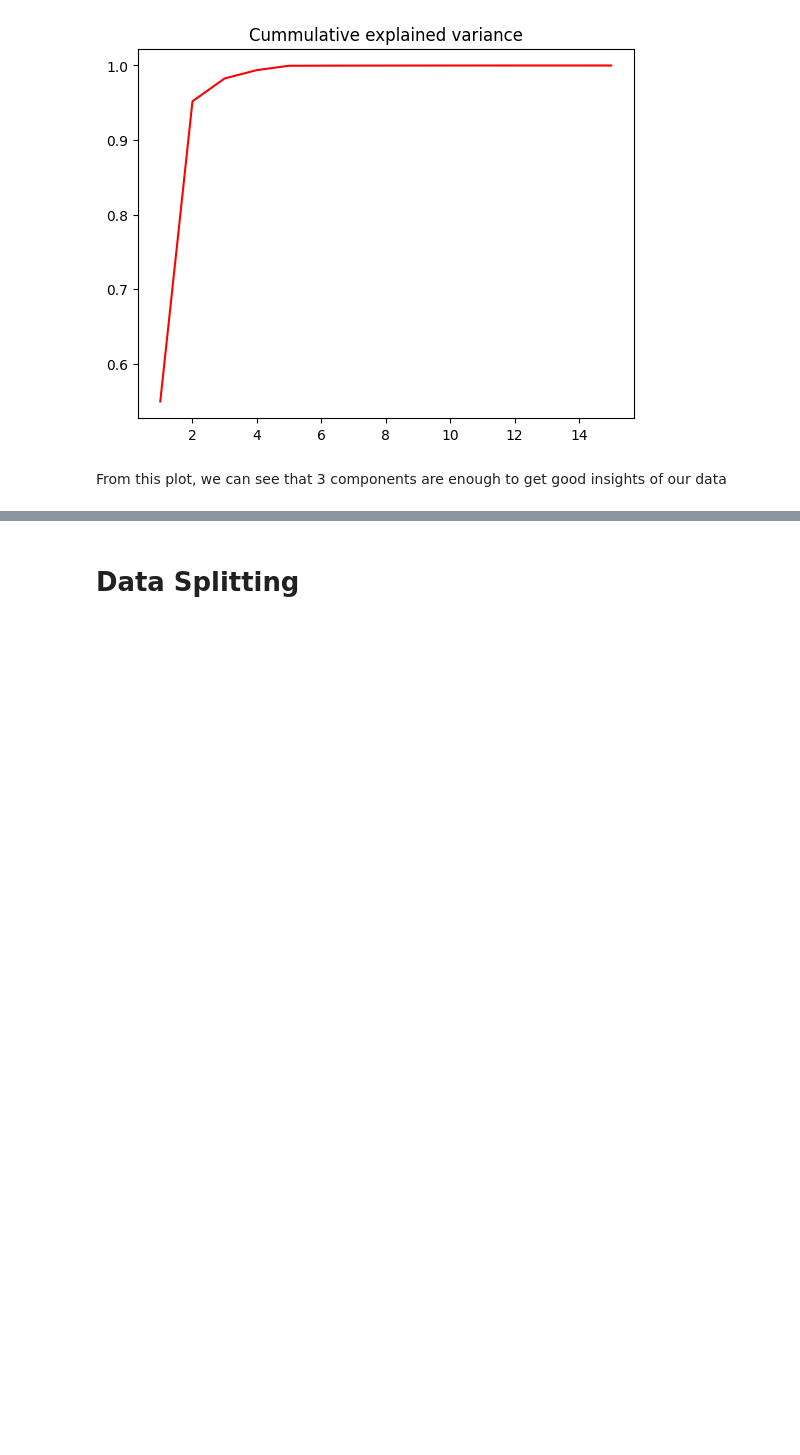
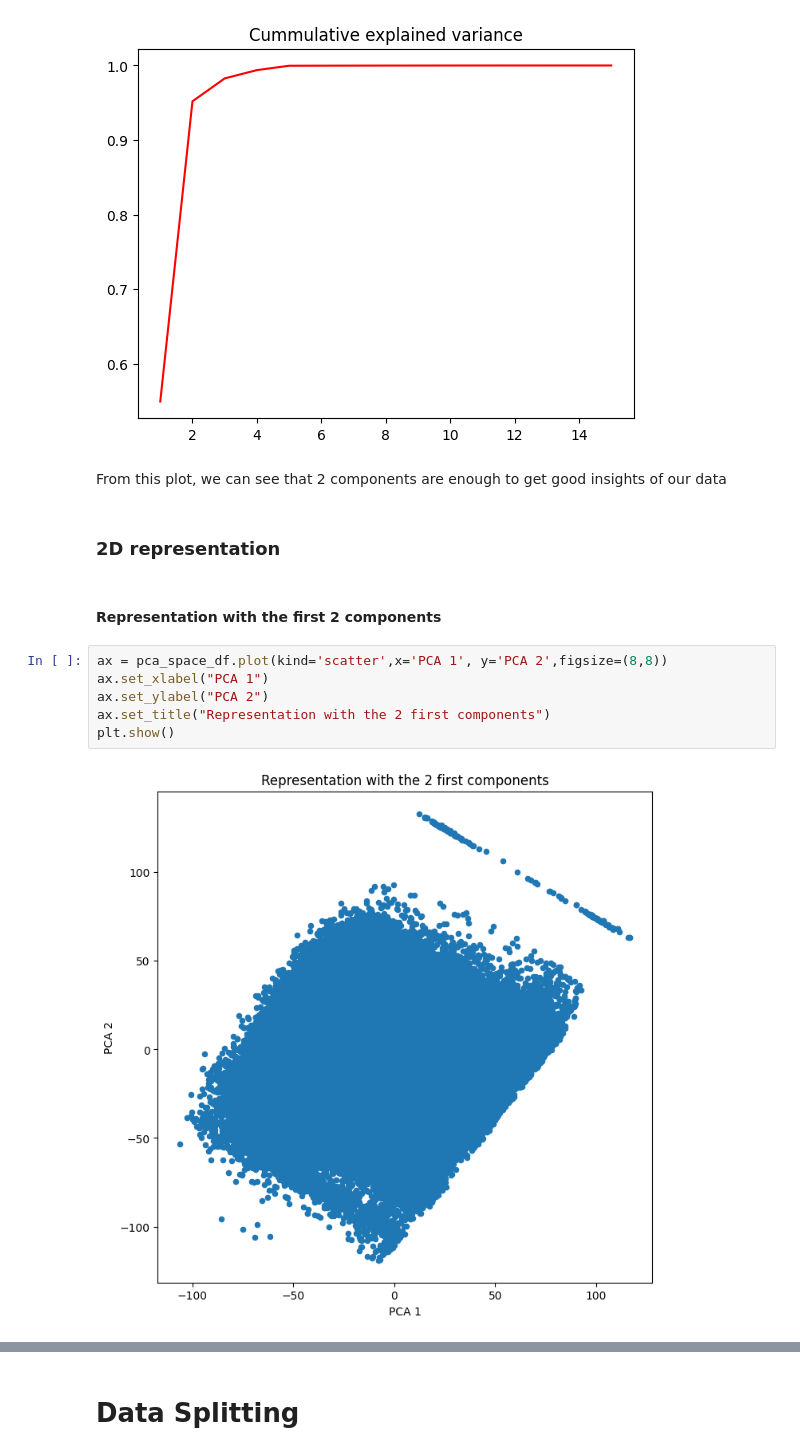
Before and after one commit to Manuela-AYO/DAProject2022, a Jupyter notebook: spotifyAnalysis.ipynb, the cells around one changed output, grey strips where cells are left out. Saved outputs shown, nothing was run; the diff lists cells and outputs as text; blank space fills up the shorter version.

```diff
--- a/spotifyAnalysis.ipynb
+++ b/spotifyAnalysis.ipynb
@@ -172,4 +316,16 @@ plt.show()
 # %% [output]
 [figure]
 # %% [markdown]
-From this plot, we can see that 3 components are enough to get good insights of our data
+From this plot, we can see that 2 components are enough to get good insights of our data
+# %% [markdown]
+### 2D representation
+# %% [markdown]
+#### Representation with the first 2 components
+# %%
+ax = pca_space_df.plot(kind='scatter',x='PCA 1', y='PCA 2',figsize=(8,8))
+ax.set_xlabel("PCA 1")
+ax.set_ylabel("PCA 2")
+ax.set_title("Representation with the 2 first components")
+plt.show()
+# %% [output]
+[figure, added]
```
Also changed, not shown: parts of 95 cells of this notebook.
